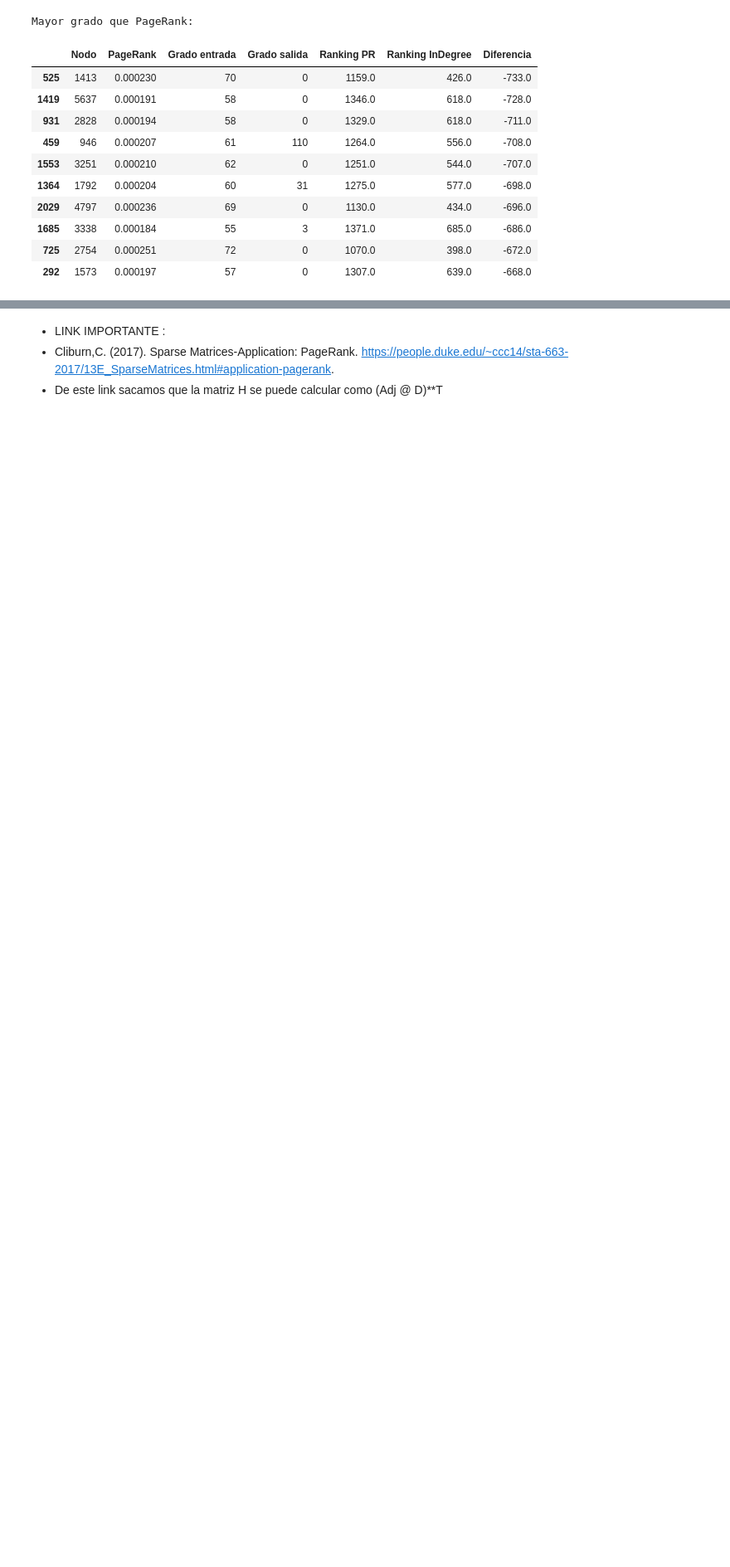
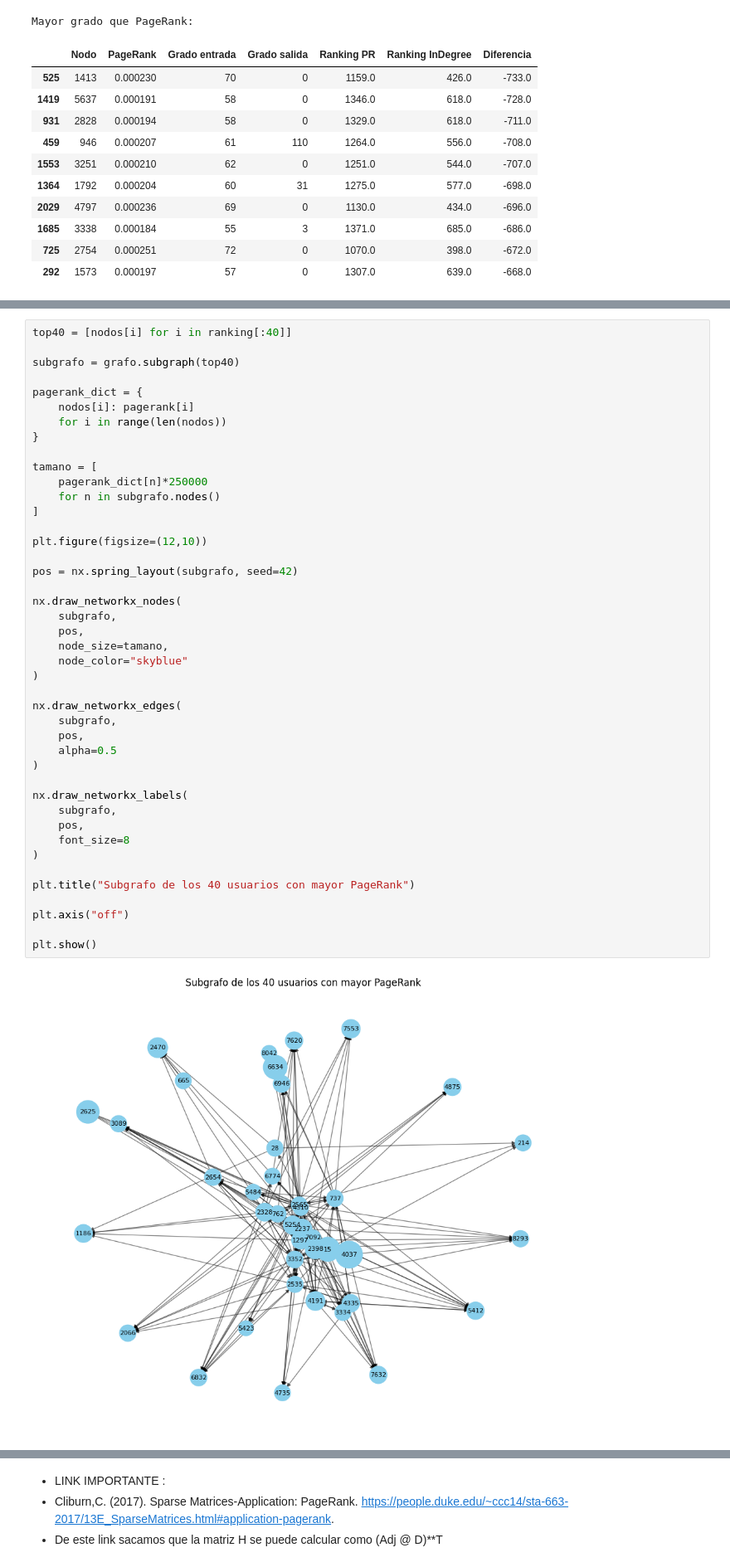
Before and after one commit to erzea1609/Proyecto-2-algebra-lineal-avanzada, a Jupyter notebook: Proyecto_2_Algebra_final.ipynb, the cells around one changed output, grey strips where cells are left out. Shown at 83% size. Drawn from its saved outputs; the diff is of its cells as text; blank space fills up the shorter version.

```diff
--- a/Proyecto_2_Algebra_final.ipynb
+++ b/Proyecto_2_Algebra_final.ipynb
@@ -466,0 +494,45 @@ Mayor grado que PageRank:
+# %%
+top40 = [nodos[i] for i in ranking[:40]]
+
+subgrafo = grafo.subgraph(top40)
+
+pagerank_dict = {
+    nodos[i]: pagerank[i]
+    for i in range(len(nodos))
+}
+
+tamano = [
+    pagerank_dict[n]*250000
+    for n in subgrafo.nodes()
+]
+
+plt.figure(figsize=(12,10))
+
+pos = nx.spring_layout(subgrafo, seed=42)
+
+nx.draw_networkx_nodes(
+    subgrafo,
+    pos,
+    node_size=tamano,
+    node_color="skyblue"
+)
+
+nx.draw_networkx_edges(
+    subgrafo,
+    pos,
+    alpha=0.5
+)
+
+nx.draw_networkx_labels(
+    subgrafo,
+    pos,
+    font_size=8
+)
+
+plt.title("Subgrafo de los 40 usuarios con mayor PageRank")
+
+plt.axis("off")
+
+plt.show()
+# %% [output]
+[figure, added]
```
Also changed, not shown: parts of 6 cells of this notebook.
